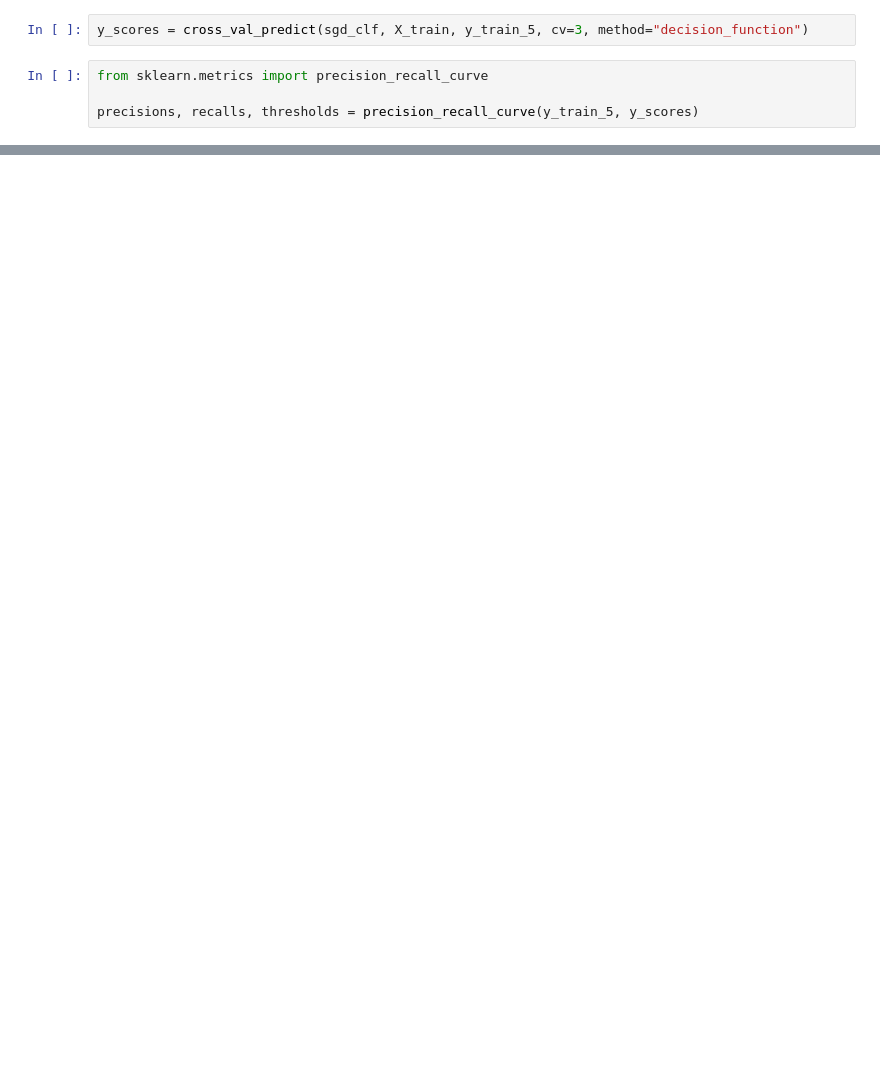
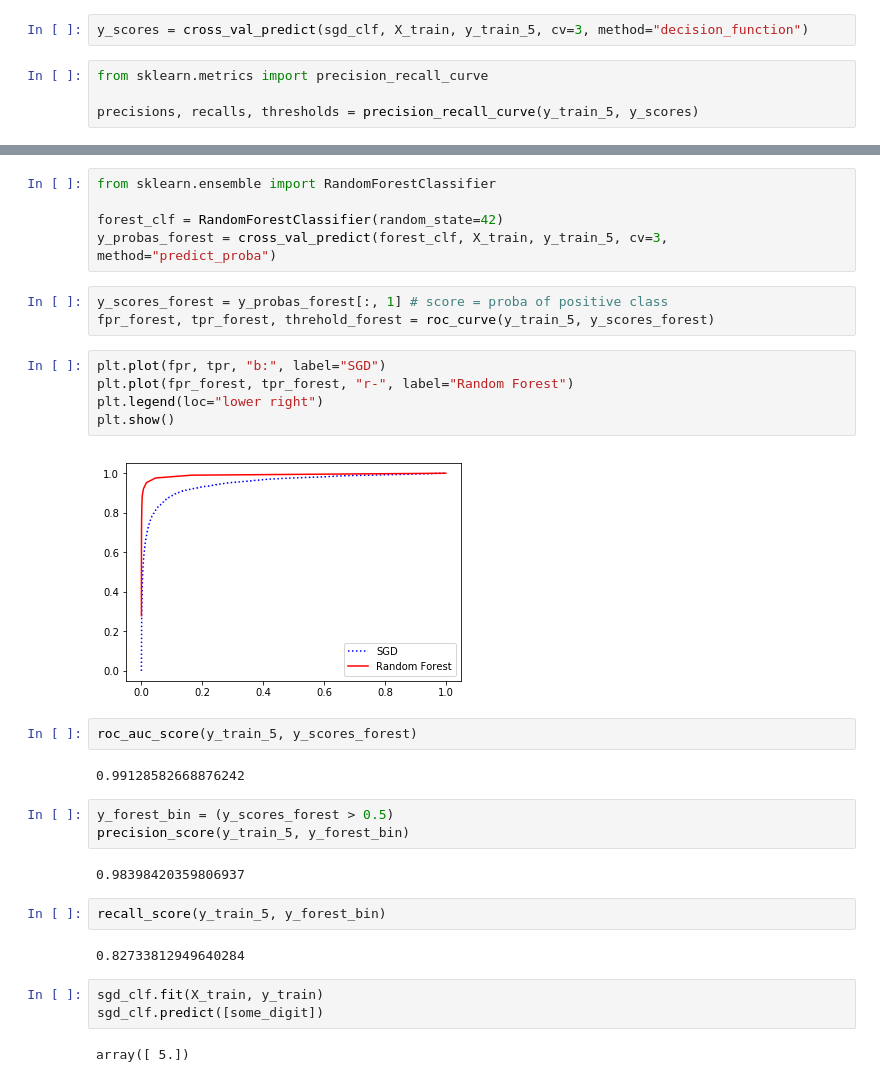
Before and after one commit to johngoddard/SciKitTFBook, a Jupyter notebook: mnist/Digits.ipynb, the cells around one changed output, grey strips where cells are left out. Drawn from its saved outputs; the diff is of its cells as text; blank space fills up the shorter version.

```diff
--- a/mnist/Digits.ipynb
+++ b/mnist/Digits.ipynb
@@ -155,0 +186,33 @@ plt.title('Precision v. Recall')
+# %%
+from sklearn.ensemble import RandomForestClassifier
+
+forest_clf = RandomForestClassifier(random_state=42)
+y_probas_forest = cross_val_predict(forest_clf, X_train, y_train_5, cv=3, method="predict_proba")
+# %%
+y_scores_forest = y_probas_forest[:, 1] # score = proba of positive class
+fpr_forest, tpr_forest, threhold_forest = roc_curve(y_train_5, y_scores_forest)
+# %%
+plt.plot(fpr, tpr, "b:", label="SGD")
+plt.plot(fpr_forest, tpr_forest, "r-", label="Random Forest")
+plt.legend(loc="lower right")
+plt.show()
+# %% [output]
+[figure, added]
+# %%
+roc_auc_score(y_train_5, y_scores_forest)
+# %% [output]
+0.99128582668876242
+# %%
+y_forest_bin = (y_scores_forest > 0.5)
+precision_score(y_train_5, y_forest_bin)
+# %% [output]
+0.98398420359806937
+# %%
+recall_score(y_train_5, y_forest_bin)
+# %% [output]
+0.82733812949640284
+# %%
+sgd_clf.fit(X_train, y_train)
+sgd_clf.predict([some_digit])
+# %% [output]
+array([ 5.])
```
Also changed, not shown: parts of 31 cells of this notebook.
